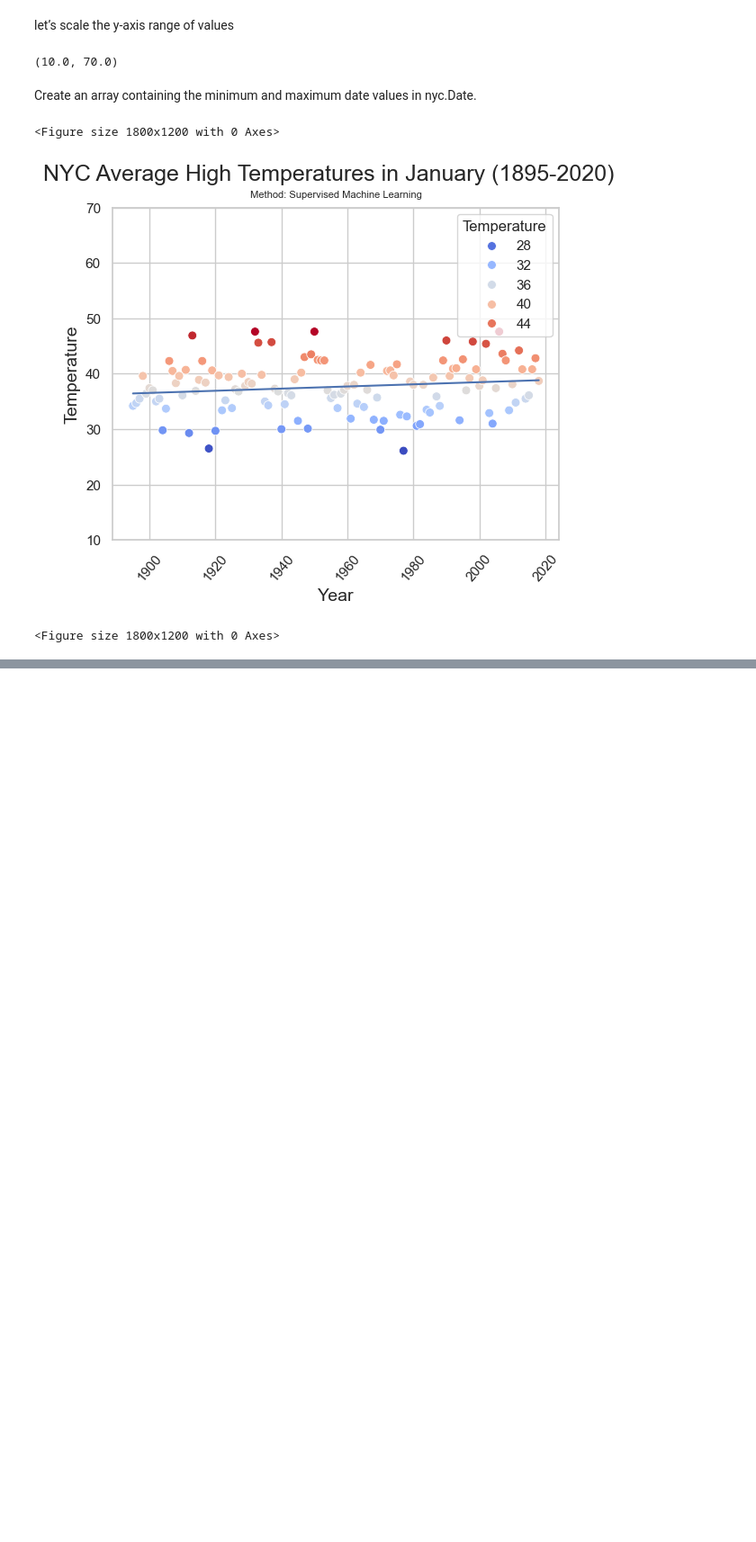
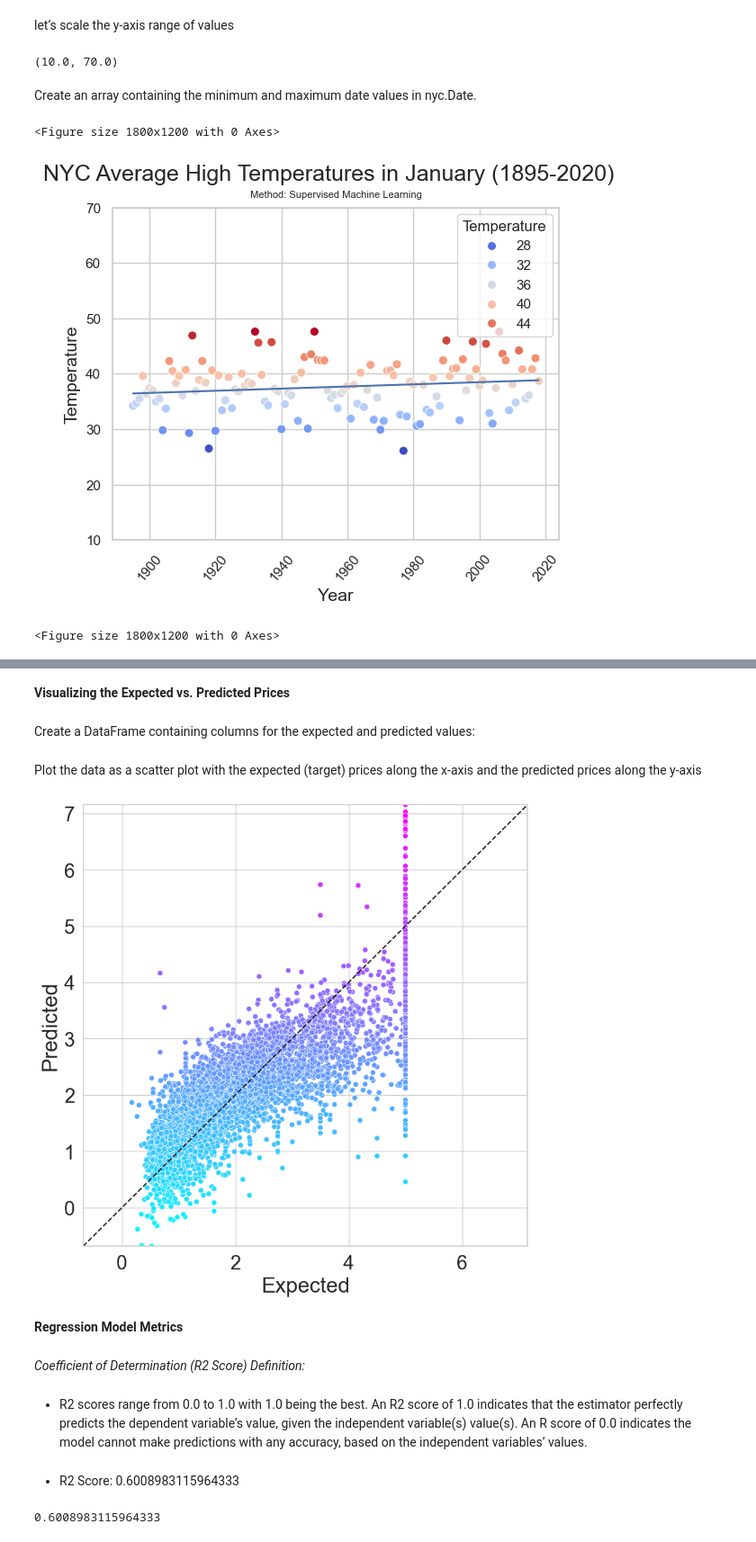
Before and after one commit to Priyankanaskar/Datafun-07-applied, a Jupyter notebook: priyanka_ml.ipynb, the cells around one changed output, grey strips where cells are left out. Shown at 90% size. Drawn from its saved outputs; the diff is of its cells as text; code cells hidden in the pictures; blank space fills up the shorter version.

```diff
--- a/priyanka_ml.ipynb
+++ b/priyanka_ml.ipynb
@@ -365,0 +598,5 @@ plt.figure(figsize=(18, 12))
+# %%
+from sklearn.model_selection import train_test_split
+
+X_train, X_test, y_train, y_test = train_test_split(
+california.data, california.target, random_state=11)
@@ -365,0 +615,6 @@ plt.figure(figsize=(18, 12))
+# %%
+from sklearn.linear_model import LinearRegression
+
+linear_regression = LinearRegression()
+
+linear_regression.fit(X=X_train, y=y_train)
@@ -365,0 +641,8 @@ plt.figure(figsize=(18, 12))
+# %%
+predicted = linear_regression.predict(X_test)
+
+expected = y_test
+
+# Let’s look at the first five predictions values.
+
+predicted[:5]
@@ -365,0 +665,37 @@ plt.figure(figsize=(18, 12))
+# %% [markdown]
+**Visualizing the Expected vs. Predicted Prices**
+# %% [markdown]
+Create a DataFrame containing columns for the expected and predicted values:
+# %%
+df = pd.DataFrame()
+df['Expected'] = pd.Series(expected)
+df['Predicted'] = pd.Series(predicted)
+# %% [markdown]
+Plot the data as a scatter plot with the expected (target) prices along the x-axis and the predicted prices along the y-axis
+# %%
+figure = plt.figure(figsize=(9, 9))
+
+axes = sns.scatterplot(data=df, x='Expected', y='Predicted',
+hue='Predicted', palette='cool', legend=False)
+
+# Setting the x- and y-axes’ limits to use the same scale along both axes
+start = min(expected.min(), predicted.min())
+end = max(expected.max(), predicted.max())
+axes.set_xlim(start, end)
+axes.set_ylim(start, end)
+line = plt.plot([start, end], [start, end], 'k--')
+# %% [output]
+[figure, added]
+# %% [markdown]
+**Regression Model Metrics**
+# %% [markdown]
+*Coefficient of Determination (R2 Score) Definition:*
+# %% [markdown]
+* R2 scores range from 0.0 to 1.0 with 1.0 being the best. An R2 score of 1.0 indicates that the estimator perfectly predicts the dependent variable’s value, given the independent variable(s) value(s). An R score of 0.0 indicates the model cannot make predictions with any accuracy, based on the independent variables’ values.
+# %% [markdown]
+* R2 Score: 0.6008983115964333
+# %%
+from sklearn import metrics
+metrics.r2_score(expected, predicted)
+# %% [output]
+0.6008983115964333
```
Also changed, not shown: parts of 55 cells of this notebook.
